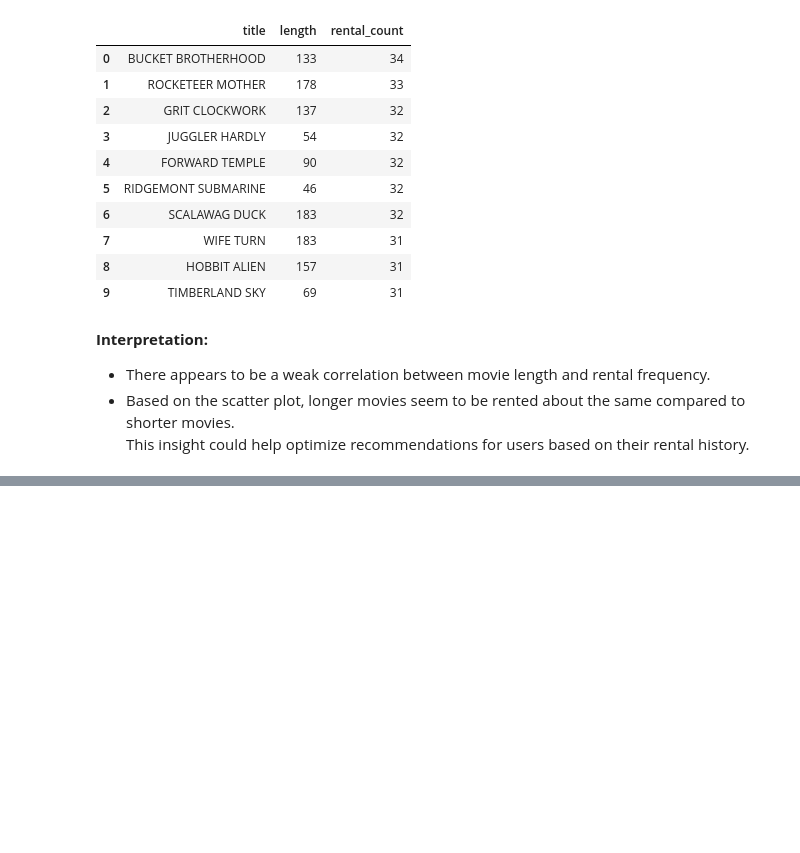
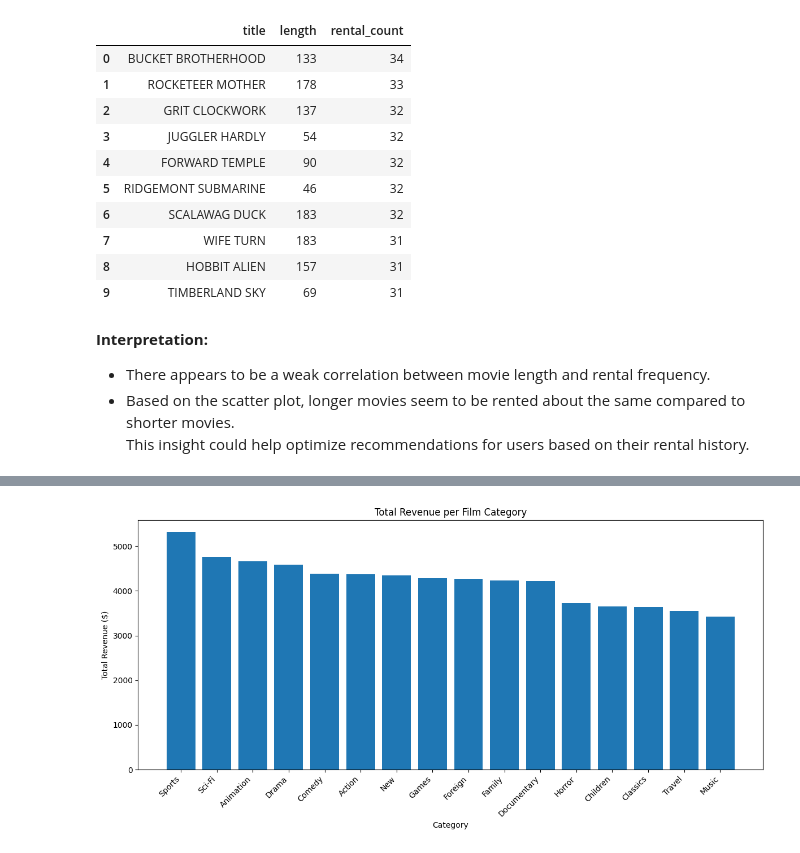
Before and after one commit to BigLurch/duckdb_sakila_handler, a Jupyter notebook: notebooks/eda_sakila.ipynb, the cells around one changed output, grey strips where cells are left out. Drawn from its saved outputs; the diff is of its cells as text; code cells hidden in the pictures; blank space fills up the shorter version.

```diff
--- a/notebooks/eda_sakila.ipynb
+++ b/notebooks/eda_sakila.ipynb
@@ -380,0 +392,17 @@ This insight could help optimize recommendations for users based on their rental
+# %%
+query_2_1 = """
+SELECT
+    c.name AS category,
+    SUM(p.amount) AS total_revenue
+FROM category AS c
+JOIN film_category AS fc ON c.category_id = fc.category_id
+JOIN film AS f ON f.film_id = fc.film_id
+JOIN inventory AS i ON i.film_id = f.film_id
+JOIN rental AS r ON r.inventory_id = i.inventory_id
+JOIN payment AS p ON p.rental_id = r.rental_id
+GROUP BY c.name
+ORDER BY total_revenue DESC;
+"""
+
+df_revenue_category = con.sql(query_2_1).df()
+df_revenue_category
@@ -380,0 +427,13 @@ This insight could help optimize recommendations for users based on their rental
+# %%
+import matplotlib.pyplot as plt
+
+plt.figure(figsize=(12, 6))
+plt.bar(df_revenue_category["category"], df_revenue_category["total_revenue"])
+plt.xticks(rotation=45, ha="right")
+plt.xlabel("Category")
+plt.ylabel("Total Revenue ($)")
+plt.title("Total Revenue per Film Category")
+plt.tight_layout()
+plt.show()
+# %% [output]
+[figure, added]
```
Also changed, not shown: parts of 6 cells of this notebook.
